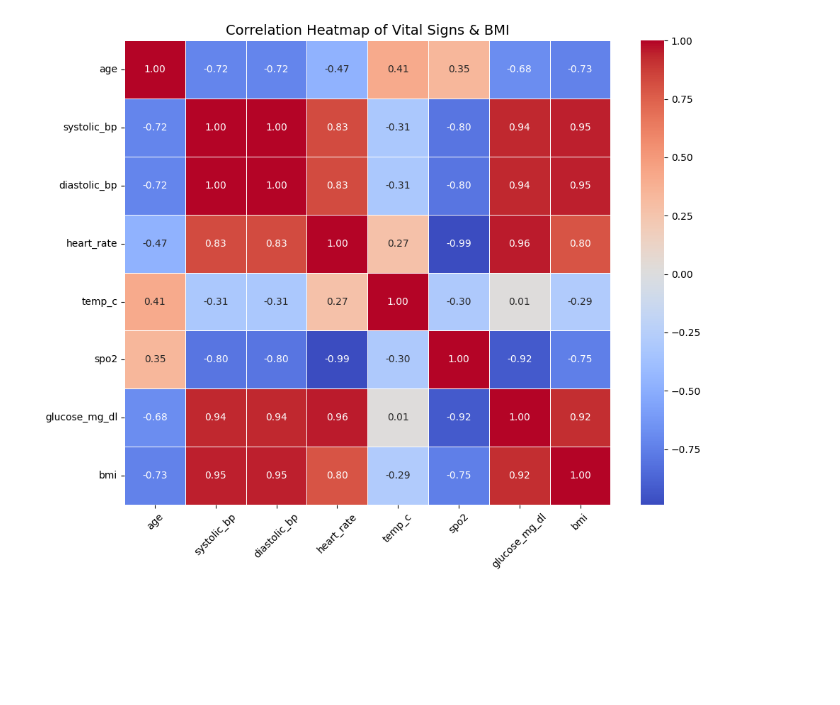
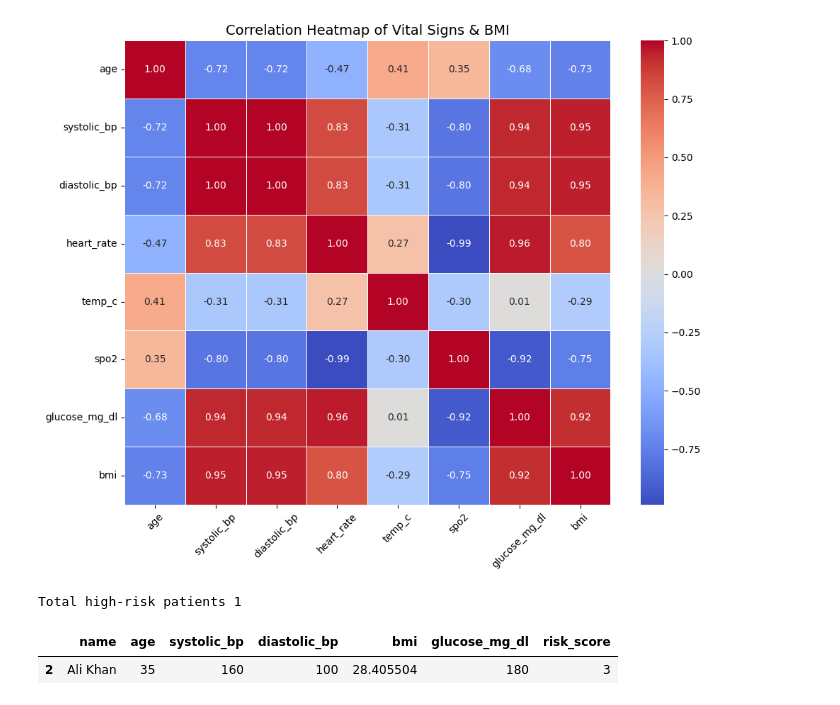
Before and after one commit to EviAnast/clinical-data-dashboard, a Jupyter notebook: notebooks/analysis.ipynb, the cells around one changed output. Drawn from its saved outputs; the diff is of its cells as text; code cells hidden in the pictures; blank space fills up the shorter version.

```diff
--- a/notebooks/analysis.ipynb
+++ b/notebooks/analysis.ipynb
@@ -44,3 +44,21 @@ plt.show()
 [figure]
 [figure]
 [figure]
+# %%
+df['risk_score'] = (
+    (df['systolic_bp'] > 140).astype(int) +
+    (df['diastolic_bp'] > 90).astype(int) +
+    (df['bmi'] > 30).astype(int) +
+    (df['glucose_mg_dl'] > 126).astype(int) +
+    (df['age'] > 65).astype(int)
+)
+
+df['high_risk'] = df['risk_score'] >= 2
+high_risk_df = df[df['high_risk'] == True]
+
+print(f"Total high-risk patients {high_risk_df.shape[0]}")
+high_risk_df[['name', 'age', 'systolic_bp', 'diastolic_bp', 'bmi', 'glucose_mg_dl', 'risk_score']]
+# %% [output]
+Total high-risk patients 1
+|  | name | age | systolic_bp | diastolic_bp | bmi | glucose_mg_dl | risk_score |
+| 2 | Ali Khan | 35 | 160 | 100 | 28.405504 | 180 | 3 |
```
